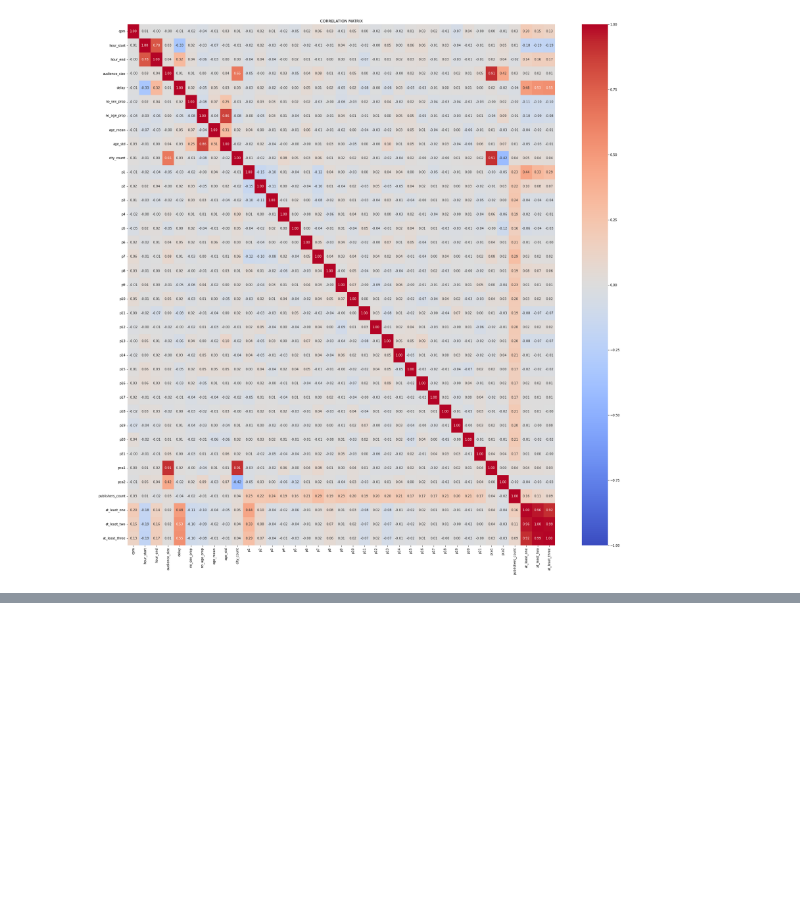
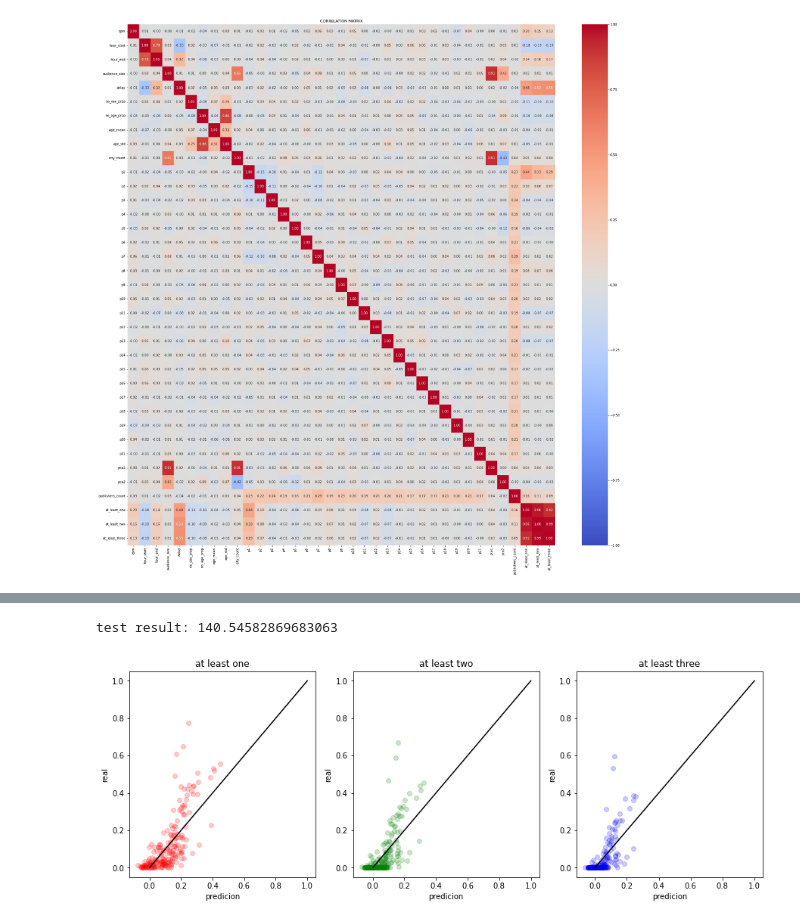
Before and after one commit to TimurPshITMO/VK_LL_2025, a Jupyter notebook: data_view.ipynb, the cells around one changed output, grey strips where cells are left out. Saved outputs shown, nothing was run; the diff lists cells and outputs as text; code cells hidden in the pictures; blank space fills up the shorter version.

```diff
--- a/data_view.ipynb
+++ b/data_view.ipynb
@@ -267,0 +395,37 @@ plt.show()
+# %%
+preds_test = ridge.predict(normalizer_x.transform(X_test.fillna(0)))
+
+print('test result:',get_smoothed_mean_log_accuracy_ratio( normalizer_y.transform(Y_test), preds_test))
+
+preds_test = normalizer_y.inverse_transform(preds_test)
+# %% [output]
+test result: 140.54582869683063
+# %%
+f = plt.figure(facecolor='white')
+f.set_figwidth(15)
+f.set_figheight(5)
+
+plt.subplot(1,3,1)
+plt.scatter(preds_test[:,0], Y_test.values[:,0], color='r', alpha=0.2,)
+plt.title('at least one')
+plt.plot([0,1],[0,1], 'k')
+plt.xlabel('predicion')
+plt.ylabel('real')
+
+plt.subplot(1,3,2)
+plt.scatter(preds_test[:,1], Y_test.values[:,1], color='g', alpha=0.2)
+plt.title('at least two')
+plt.plot([0,1],[0,1], 'k')
+plt.xlabel('predicion')
+plt.ylabel('real')
+
+plt.subplot(1,3,3)
+plt.scatter(preds_test[:,2], Y_test.values[:,2], color='b', alpha=0.2)
+plt.title('at least three')
+plt.plot([0,1],[0,1], 'k')
+plt.xlabel('predicion')
+plt.ylabel('real')
+
+plt.show()
+# %% [output]
+[figure, added]
```
Also changed, not shown: parts of 12 cells of this notebook, 1 other file.
